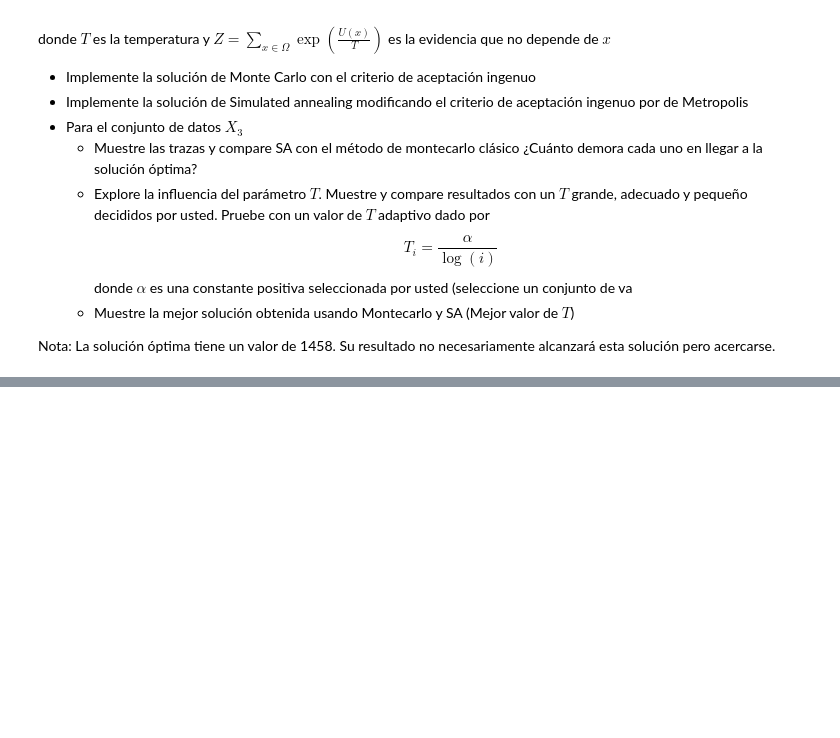
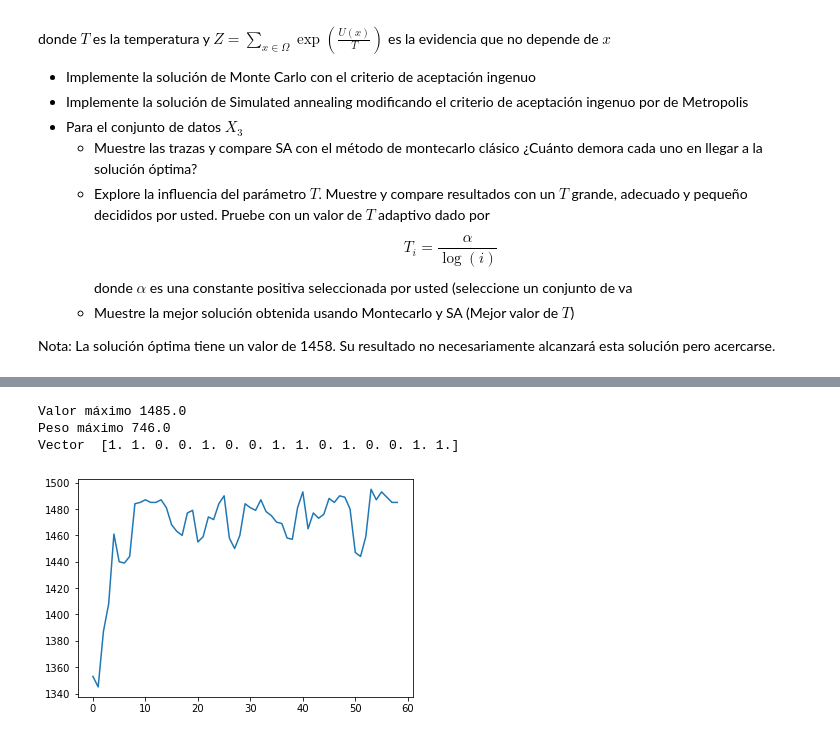
Before and after one commit to felipeisj/MCMC-PyMC3, a Jupyter notebook: actividad1.ipynb, the cells around one changed output, grey strips where cells are left out. Drawn from its saved outputs; the diff is of its cells as text; code cells hidden in the pictures; blank space fills up the shorter version.

```diff
--- a/actividad1.ipynb
+++ b/actividad1.ipynb
@@ -176,0 +219,7 @@ plt.plot(resultados2)
+# %%
+simulated_annealing_Tfijo(T_medio)
+# %% [output]
+Valor máximo 1485.0
+Peso máximo 746.0
+Vector  [1. 1. 0. 0. 1. 0. 0. 1. 1. 0. 1. 0. 0. 1. 1.]
+[figure, added]
```
Also changed, not shown: parts of 22 cells of this notebook.
